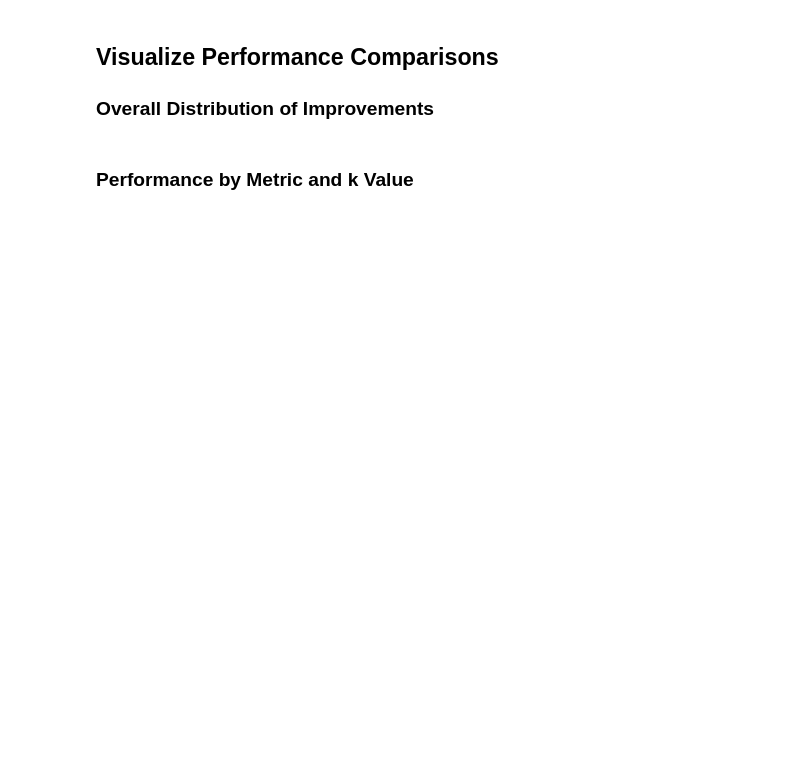
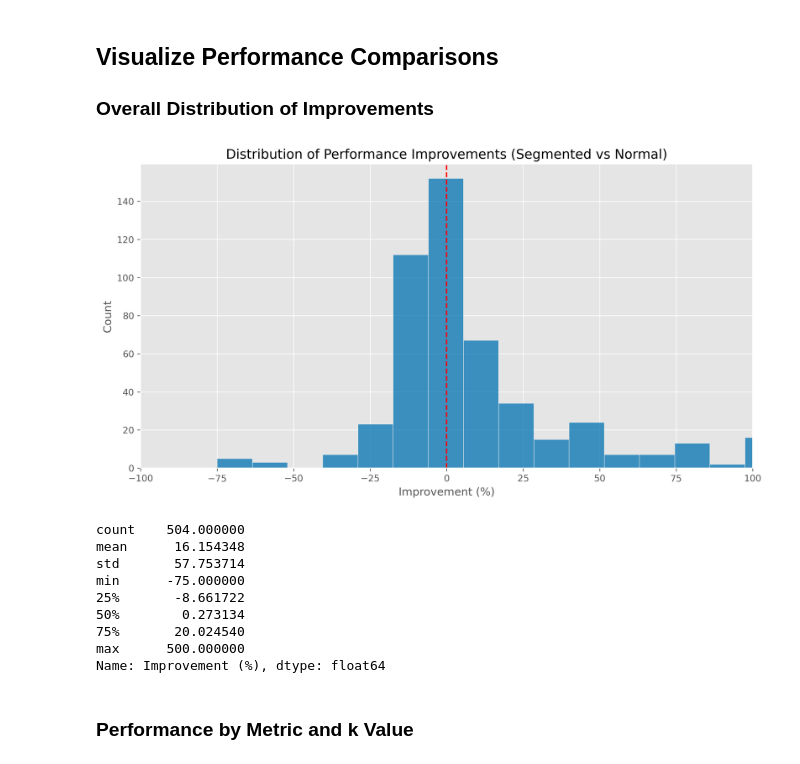
Before and after one commit to github-bowen/vidore-benchmark, a Jupyter notebook: normal_vs_segmented_comparison.ipynb, the cells around one changed output. Saved outputs shown, nothing was run; the diff lists cells and outputs as text; code cells hidden in the pictures; blank space fills up the shorter version.

Commit message:
add comparison statistics

```diff
--- a/normal_vs_segmented_comparison.ipynb
+++ b/normal_vs_segmented_comparison.ipynb
@@ -125,0 +163,2 @@ paired_df.head()
+# %%
+paired_df = paired_df[paired_df["dataset"].isin(["arxivqa", "docvqa", "tabfquad", "tatdqa"])]
@@ -196,0 +279,2 @@ comparison_df.head()
+# %%
+comparison_df = comparison_df.fillna(0.000001)
@@ -200,17 +372,28 @@ comparison_df.head()
 ### Overall Distribution of Improvements
 # %%
 # Plot histogram of improvement percentages
-plt.figure(figsize=(12, 6))
+plt.figure(figsize=(12, 6), dpi=300)
 sns.histplot(comparison_df['Improvement (%)'].dropna(), bins=50)
 plt.axvline(x=0, color='r', linestyle='--')
 plt.title('Distribution of Performance Improvements (Segmented vs Normal)')
 plt.xlabel('Improvement (%)')
 plt.ylabel('Count')
 plt.xlim(-100, 100)  # Focus on reasonable improvement range
 plt.show()
 
 # Summary statistics
 improvement_stats = comparison_df['Improvement (%)'].describe()
 display(improvement_stats)
+# %% [output]
+[figure, added]
+count    504.000000
+mean      16.154348
+std       57.753714
+min      -75.000000
+25%       -8.661722
+50%        0.273134
+75%       20.024540
+max      500.000000
+Name: Improvement (%), dtype: float64
 # %% [markdown]
 ### Performance by Metric and k Value
```
Also changed, not shown: parts of 20 cells of this notebook, 2 other files.
